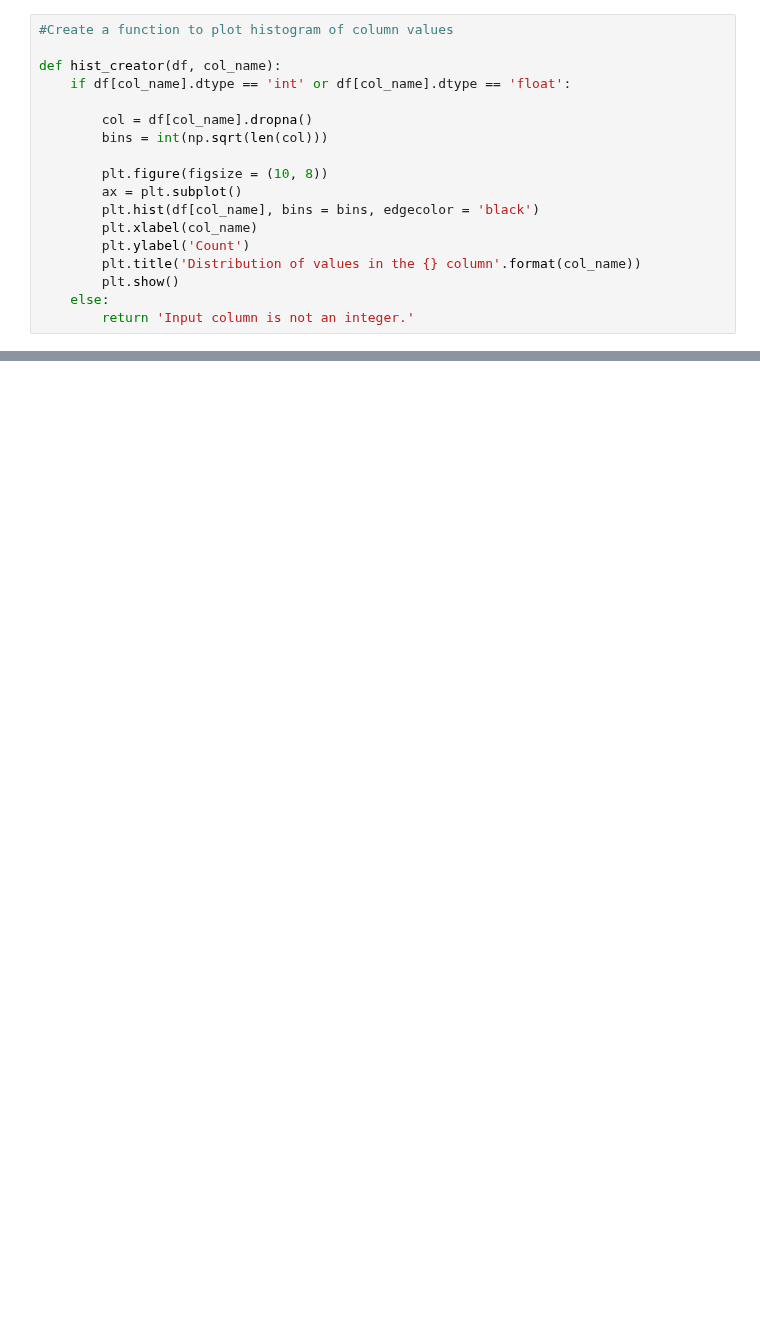
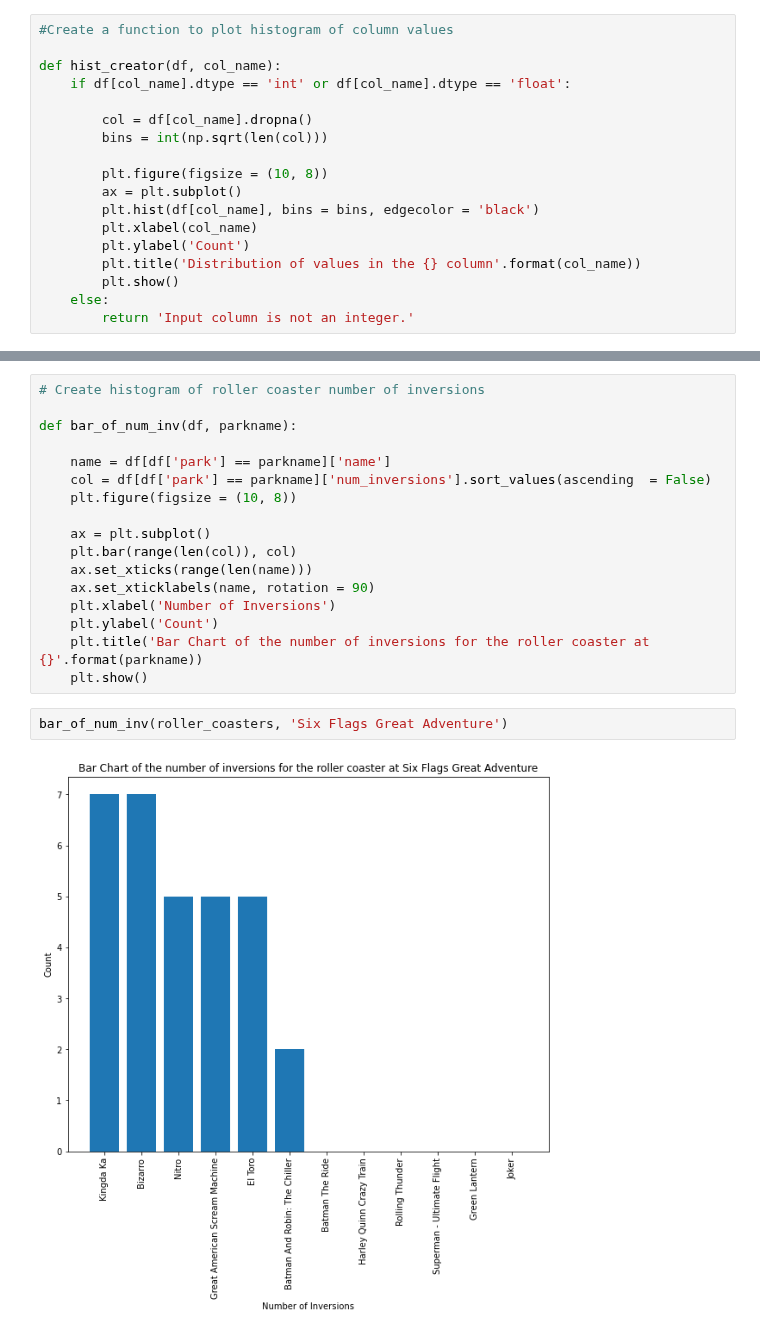
Before and after one commit to joeelorm/Data_Science, a Jupyter notebook: Data Visualization/Data Visualisation_3.ipynb, the cells around one changed output, grey strips where cells are left out. Cells and saved outputs as stored; diff of their text form; blank space fills up the shorter version.

```diff
--- a/Data Visualization/Data Visualisation_3.ipynb
+++ b/Data Visualization/Data Visualisation_3.ipynb
@@ -220,0 +246,21 @@ hist_creator(roller_coasters, 'speed')
+# %%
+# Create histogram of roller coaster number of inversions
+
+def bar_of_num_inv(df, parkname):
+
+    name = df[df['park'] == parkname]['name']
+    col = df[df['park'] == parkname]['num_inversions'].sort_values(ascending  = False)
+    plt.figure(figsize = (10, 8))
+
+    ax = plt.subplot()
+    plt.bar(range(len(col)), col)
+    ax.set_xticks(range(len(name)))
+    ax.set_xticklabels(name, rotation = 90)
+    plt.xlabel('Number of Inversions')
+    plt.ylabel('Count')
+    plt.title('Bar Chart of the number of inversions for the roller coaster at {}'.format(parkname))
+    plt.show()
+# %%
+bar_of_num_inv(roller_coasters, 'Six Flags Great Adventure')
+# %% [output]
+[figure, added]
```
Also changed, not shown: parts of 6 cells of this notebook.
